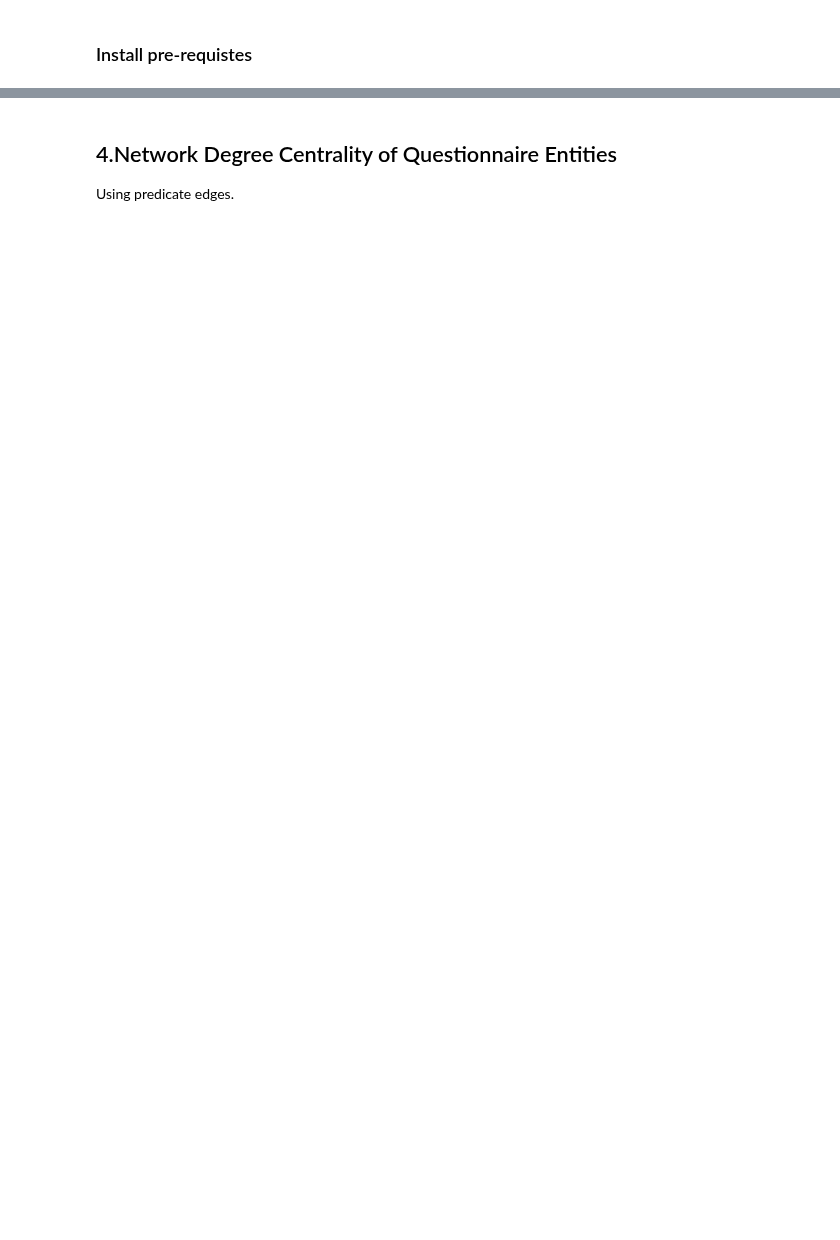
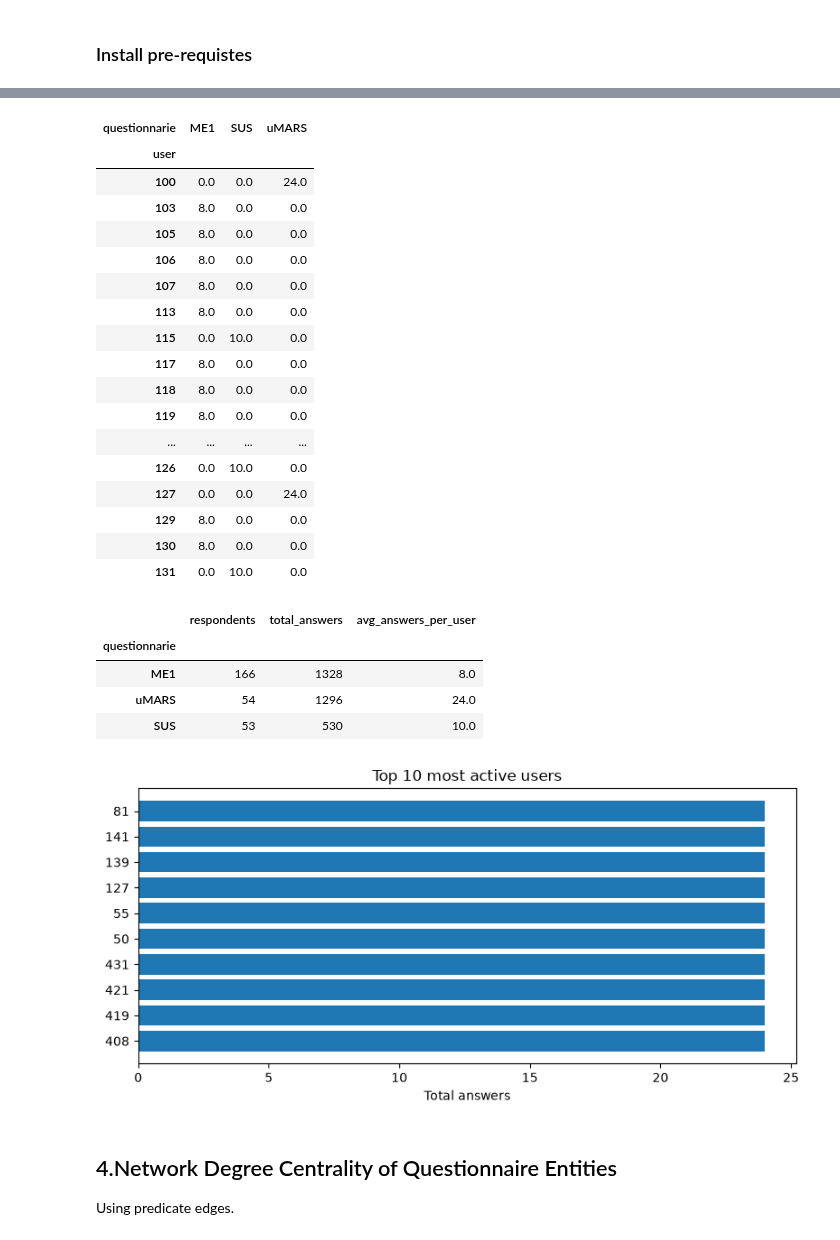
Before and after one commit to SDM-TIB/DigiStrucMed, a Jupyter notebook: KG-QuestionnarieExploration.ipynb, the cells around one changed output, grey strips where cells are left out. Saved outputs shown, nothing was run; the diff lists cells and outputs as text; code cells hidden in the pictures; blank space fills up the shorter version.

```diff
--- a/KG-QuestionnarieExploration.ipynb
+++ b/KG-QuestionnarieExploration.ipynb
@@ -84,14 +158,17 @@ else:
 # %%
 q3 = """\
-SELECT DISTINCT ?user (COUNT(?instance) AS ?count) ?questionnarie
+SELECT ?user ?questionnarie (COUNT(?instance) AS ?count)
 WHERE {
-  ?instance rdf:type <http://digistrucmed.org/questionnaire#Answered>;
-    <http://digistrucmed.org/questionnaire#answeredByUser> ?user;
-    <http://digistrucmed.org/questionnaire#answeredInQuestionnaire> ?questionnarie.
+  ?instance rdf:type ds:Answered ;
+    ds:answeredByUser ?user ;
+    ds:answeredInQuestionnaire ?questionnarie .
 }
 GROUP BY ?user ?questionnarie
 ORDER BY DESC(?count)
 """
 
 df3 = run_query(q3)
-df3
+df3["count"] = pd.to_numeric(df3["count"], errors="coerce")
+df3["user"] = df3["user"].apply(short_uri)
+df3["questionnarie"] = df3["questionnarie"].apply(short_uri)
+df3.head(20)
@@ -98,3 +193,56 @@ df3
+# %%
+# Pivot: answers per user (rows) x questionnaire (columns)
+pivot3 = df3.pivot_table(
+    index="user", columns="questionnarie", values="count", fill_value=0
+)
+display(pivot3.head(20))
+
+# Summary per questionnaire: respondents, total and average answers per user
+summary3 = (
+    df3.groupby("questionnarie")
+    .agg(
+        respondents=("user", "nunique"),
+        total_answers=("count", "sum"),
+        avg_answers_per_user=("count", "mean"),
+    )
+    .round(2)
+    .sort_values("total_answers", ascending=False)
+)
+display(summary3)
+
+# Top 10 most active users overall
+top_users = df3.groupby("user")["count"].sum().sort_values(ascending=False).head(10)
+plt.figure(figsize=(8, 4))
+plt.barh(top_users.index[::-1], top_users.values[::-1])
+plt.xlabel("Total answers")
+plt.title("Top 10 most active users")
+plt.tight_layout()
+plt.show()
+# %% [output]
+| questionnarie | ME1 | SUS | uMARS |
+| user |  |  |  |
+| 100 | 0.0 | 0.0 | 24.0 |
+| 103 | 8.0 | 0.0 | 0.0 |
+| 105 | 8.0 | 0.0 | 0.0 |
+| 106 | 8.0 | 0.0 | 0.0 |
+| 107 | 8.0 | 0.0 | 0.0 |
+| 113 | 8.0 | 0.0 | 0.0 |
+| 115 | 0.0 | 10.0 | 0.0 |
+| 117 | 8.0 | 0.0 | 0.0 |
+| 118 | 8.0 | 0.0 | 0.0 |
+| 119 | 8.0 | 0.0 | 0.0 |
+| ... | ... | ... | ... |
+| 126 | 0.0 | 10.0 | 0.0 |
+| 127 | 0.0 | 0.0 | 24.0 |
+| 129 | 8.0 | 0.0 | 0.0 |
+| 130 | 8.0 | 0.0 | 0.0 |
+| 131 | 0.0 | 10.0 | 0.0 |
+|  | respondents | total_answers | avg_answers_per_user |
+| questionnarie |  |  |  |
+| ME1 | 166 | 1328 | 8.0 |
+| uMARS | 54 | 1296 | 24.0 |
+| SUS | 53 | 530 | 10.0 |
+[figure, added]
 # %% [markdown]
 ## 4.Network Degree Centrality of Questionnaire Entities
 Using predicate edges.
```
Also changed, not shown: parts of 14 cells of this notebook, 43 other files.
